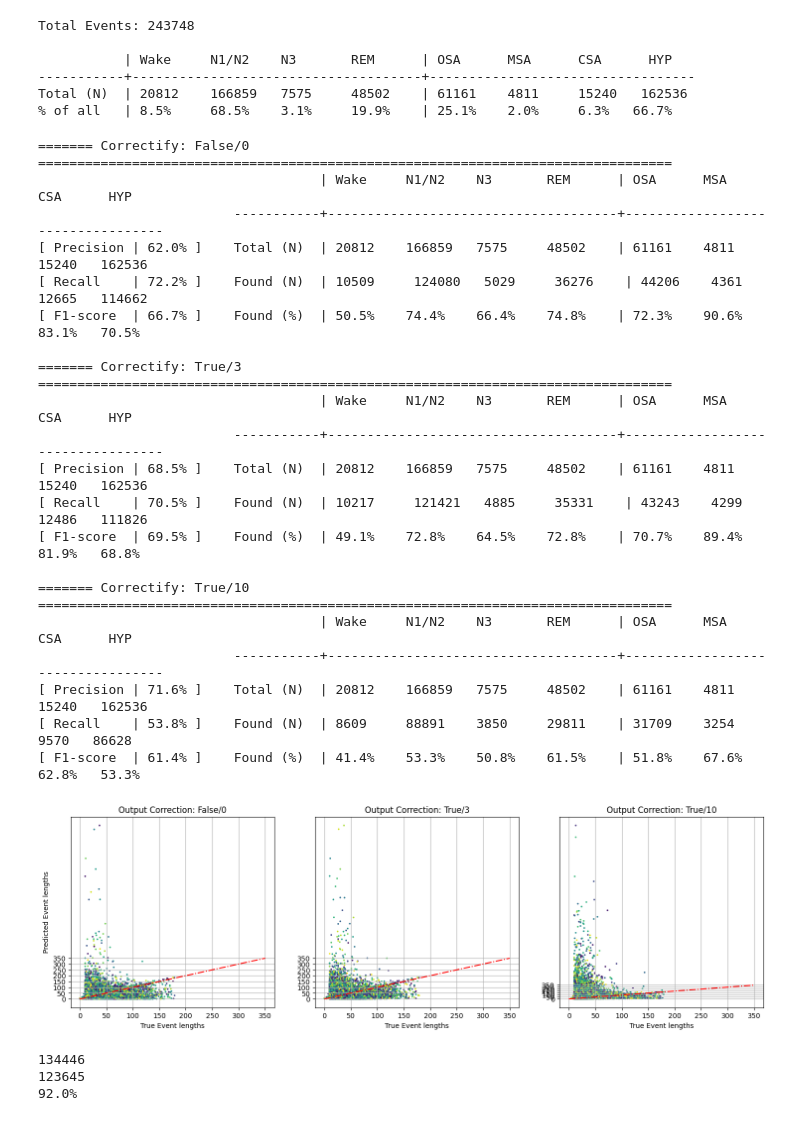
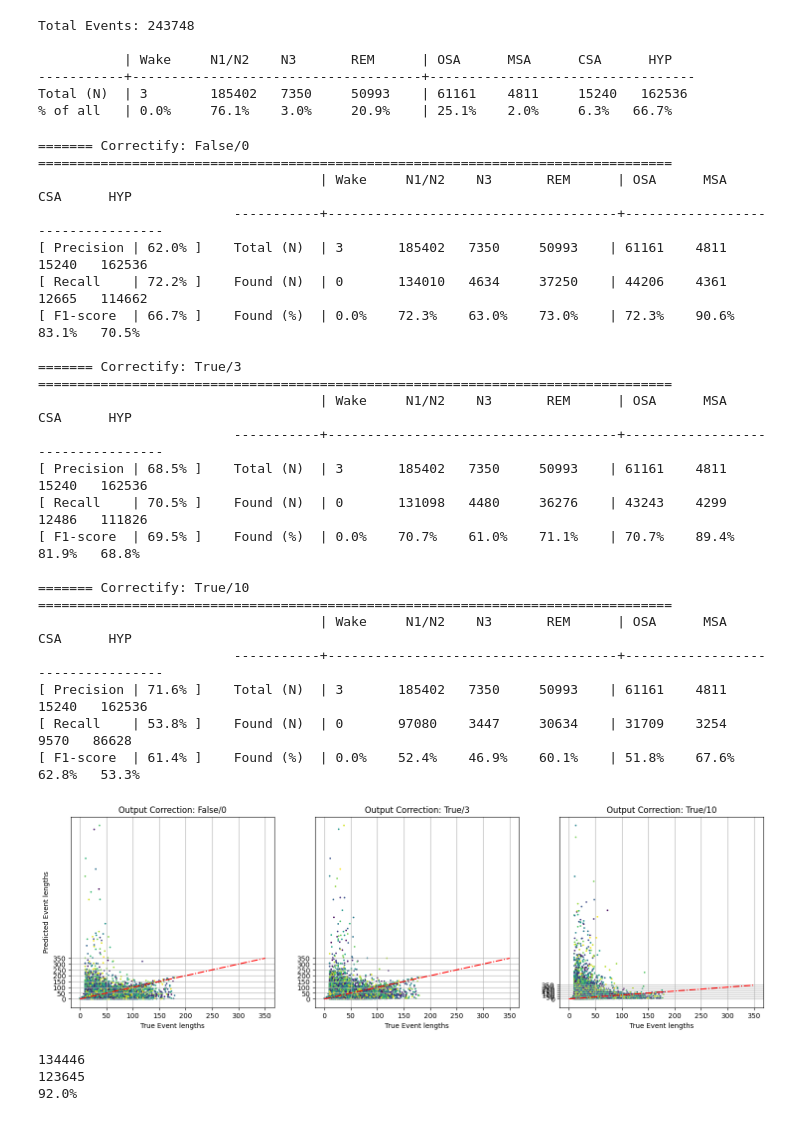
Before and after one commit to JulianBvW/Wearable-Sleep-Event-Detection, a Jupyter notebook: Notebooks/61_info_results.ipynb, the cells around one changed output. Saved outputs shown, nothing was run; the diff lists cells and outputs as text; code cells hidden in the pictures.

```diff
--- a/Notebooks/61_info_results.ipynb
+++ b/Notebooks/61_info_results.ipynb
@@ -8,0 +38,4 @@ y_pred = (y_pred > threshold)*1
+# %%
+threshold = 0.25
+y_pred, y_true, hypnogram_data, class_data = combine_fold_results('final_info', [0, 1, 2, 3], 28, drop_sep=True)
+y_pred = (y_pred > threshold)*1
@@ -8,0 +77,7 @@ y_pred = (y_pred > threshold)*1
+# %%
+hypnograms_true[hypnograms_true == 2] = 1
+# %%
+i = 60*60*940
+h = 20
+hypnogram_data[i:i+60*60*h].plot(figsize=(20, 4))
+hypnograms_true[i:i+60*60*h].plot(figsize=(20, 4))
@@ -9,5 +87,5 @@ y_pred = (y_pred > threshold)*1
 # %%
-TP, FP, FN, info_durations_true, info_durations_pred, info_sleep_stage_found, info_sleep_stage_not_found, info_event_class_found, info_event_class_not_found = metric(y_pred, y_true, hypnogram_data, class_data, correctify=False, correctify_size=0)
+TP, FP, FN, info_durations_true, info_durations_pred, info_sleep_stage_found, info_sleep_stage_not_found, info_event_class_found, info_event_class_not_found = metric(y_pred, y_true, hypnograms_true, class_data, correctify=False, correctify_size=0)
 
 total_events = info_sleep_stage_found[0]+info_sleep_stage_not_found[0]+info_sleep_stage_found[1]+info_sleep_stage_not_found[1]+info_sleep_stage_found[3]+info_sleep_stage_not_found[3]+info_sleep_stage_found[5]+info_sleep_stage_not_found[5]
 
@@ -25,7 +103,7 @@ print(f'Total Events: {total_events}')
 print()
 print('           | Wake     N1/N2    N3       REM      | OSA      MSA      CSA      HYP')
 print('-----------+-------------------------------------+----------------------------------')
-print(f'Total (N)  | {total_wake}    {total_n1_n2}   {total_n3}     {total_rem}   ', end='')
+print(f'Total (N)  | {total_wake}        {total_n1_n2}   {total_n3}     {total_rem}   ', end='')
 print(f' | {total_osa}    {total_msa}     {total_csa}   {total_hyp}')
 print(f'% of all   | {total_wake/total_events*100:.1f}%     {total_n1_n2/total_events*100:.1f}%    {total_n3/total_events*100:.1f}%     {total_rem/total_events*100:.1f}%   ', end='')
 print(f' | {total_osa/total_events*100:.1f}%    {total_msa/total_events*100:.1f}%     {total_csa/total_events*100:.1f}%   {total_hyp/total_events*100:.1f}%')
@@ -34,13 +112,13 @@ Total Events: 243748
 
            | Wake     N1/N2    N3       REM      | OSA      MSA      CSA      HYP
 -----------+-------------------------------------+----------------------------------
-Total (N)  | 20812    166859   7575     48502    | 61161    4811     15240   162536
-% of all   | 8.5%     68.5%    3.1%     19.9%    | 25.1%    2.0%     6.3%   66.7%
+Total (N)  | 3        185402   7350     50993    | 61161    4811     15240   162536
+% of all   | 0.0%     76.1%    3.0%     20.9%    | 25.1%    2.0%     6.3%   66.7%
 # %%
 _, axs = plt.subplots(1, 3, figsize=(18, 5))
 
 for i, (do_cor, cor_size) in enumerate([(False, 0), (True, 3), (True, 10)]):
-    TP, FP, FN, info_durations_true, info_durations_pred, info_sleep_stage_found, info_sleep_stage_not_found, info_event_class_found, info_event_class_not_found = metric(y_pred, y_true, hypnogram_data, class_data, correctify=do_cor, correctify_size=cor_size)
+    TP, FP, FN, info_durations_true, info_durations_pred, info_sleep_stage_found, info_sleep_stage_not_found, info_event_class_found, info_event_class_not_found = metric(y_pred, y_true, hypnograms_true, class_data, correctify=do_cor, correctify_size=cor_size)
 
     print(f'======= Correctify: {do_cor}/{cor_size} =================================================================================')
 
@@ -50,49 +128,49 @@ for i, (do_cor, cor_size) in enumerate([(False, 0), (True, 3), (True, 10)]):
     print(' '*25 + '           | Wake     N1/N2    N3       REM      | OSA      MSA      CSA      HYP')
     print(' '*25 + '-----------+-------------------------------------+----------------------------------')
     print(f'[ Precision | {precision*100:.1f}% ]', end=' '*4)
-    print(f'Total (N)  | {info_sleep_stage_found[0]+info_sleep_stage_not_found[0]}    {info_sleep_stage_found[1]+info_sleep_stage_not_found[1]}   {info_sleep_stage_found[3]+info_sleep_stage_not_found[3]}     {info_sleep_stage_found[5]+info_sleep_stage_not_found[5]}   ', end='')
+    print(f'Total (N)  | {info_sleep_stage_found[0]+info_sleep_stage_not_found[0]}       {info_sleep_stage_found[1]+info_sleep_stage_not_found[1]}   {info_sleep_stage_found[3]+info_sleep_stage_not_found[3]}     {info_sleep_stage_found[5]+info_sleep_stage_not_found[5]}   ', end='')
     print(f' | {info_event_class_found[1]+info_event_class_not_found[1]}    {info_event_class_found[2]+info_event_class_not_found[2]}     {info_event_class_found[3]+info_event_class_not_found[3]}   {info_event_class_found[4]+info_event_class_not_found[4]}')
     print(f'[ Recall    | {recall*100:.1f}% ]', end=' '*4)
-    print(f'Found (N)  | {info_sleep_stage_found[0]}     {info_sleep_stage_found[1]} {' ' if cor_size==10 else ''}  {info_sleep_stage_found[3]}     {info_sleep_stage_found[5]}   ', end='')
+    print(f'Found (N)  | {info_sleep_stage_found[0]}       {info_sleep_stage_found[1]} {' ' if cor_size==10 else ''}  {info_sleep_stage_found[3]}     {info_sleep_stage_found[5]}   ', end='')
     print(f' | {info_event_class_found[1]}    {info_event_class_found[2]}     {info_event_class_found[3]}   {info_event_class_found[4]}')
     print(f'[ F1-score  | {f1*100:.1f}% ]', end=' '*4)
     print(f'Found (%)  | {info_sleep_stage_found[0]/(info_sleep_stage_found[0]+info_sleep_stage_not_found[0])*100:.1f}%    {info_sleep_stage_found[1]/(info_sleep_stage_found[1]+info_sleep_stage_not_found[1])*100:.1f}%    {info_sleep_stage_found[3]/(info_sleep_stage_found[3]+info_sleep_stage_not_found[3])*100:.1f}%    {info_sleep_stage_found[5]/(info_sleep_stage_found[5]+info_sleep_stage_not_found[5])*100:.1f}%   ', end='')
     print(f' | {info_event_class_found[1]/(info_event_class_found[1]+info_event_class_not_found[1])*100:.1f}%    {info_event_class_found[2]/(info_event_class_found[2]+info_event_class_not_found[2])*100:.1f}%    {info_event_class_found[3]/(info_event_class_found[3]+info_event_class_not_found[3])*100:.1f}%   {info_event_class_found[4]/(info_event_class_found[4]+info_event_class_not_found[4])*100:.1f}%')
     print()
 
     axs[i].scatter(info_durations_true, info_durations_pred, s=2, c=np.random.rand(len(info_durations_true), 1))
     axs[i].plot([0, 350], [0, 350], 'r-.')
     axs[i].set_xlabel('True Event lengths')
     if i == 0:
         axs[i].set_ylabel('Predicted Event lengths')
     axs[i].set_title(f'Output Correction: {do_cor}/{cor_size}')
     axs[i].set_xticks([50*i for i in range(8)])
     axs[i].set_yticks([50*i for i in range(8)])
     axs[i].grid()
 
 plt.show()
 # %% [output]
 ======= Correctify: False/0 =================================================================================
                                     | Wake     N1/N2    N3       REM      | OSA      MSA      CSA      HYP
                          -----------+-------------------------------------+----------------------------------
-[ Precision | 62.0% ]    Total (N)  | 20812    166859   7575     48502    | 61161    4811     15240   162536
-[ Recall    | 72.2% ]    Found (N)  | 10509     124080   5029     36276    | 44206    4361     12665   114662
-[ F1-score  | 66.7% ]    Found (%)  | 50.5%    74.4%    66.4%    74.8%    | 72.3%    90.6%    83.1%   70.5%
+[ Precision | 62.0% ]    Total (N)  | 3       185402   7350     50993    | 61161    4811     15240   162536
+[ Recall    | 72.2% ]    Found (N)  | 0       134010   4634     37250    | 44206    4361     12665   114662
+[ F1-score  | 66.7% ]    Found (%)  | 0.0%    72.3%    63.0%    73.0%    | 72.3%    90.6%    83.1%   70.5%
 
 ======= Correctify: True/3 =================================================================================
                                     | Wake     N1/N2    N3       REM      | OSA      MSA      CSA      HYP
                          -----------+-------------------------------------+----------------------------------
-[ Precision | 68.5% ]    Total (N)  | 20812    166859   7575     48502    | 61161    4811     15240   162536
-[ Recall    | 70.5% ]    Found (N)  | 10217     121421   4885     35331    | 43243    4299     12486   111826
-[ F1-score  | 69.5% ]    Found (%)  | 49.1%    72.8%    64.5%    72.8%    | 70.7%    89.4%    81.9%   68.8%
+[ Precision | 68.5% ]    Total (N)  | 3       185402   7350     50993    | 61161    4811     15240   162536
+[ Recall    | 70.5% ]    Found (N)  | 0       131098   4480     36276    | 43243    4299     12486   111826
+[ F1-score  | 69.5% ]    Found (%)  | 0.0%    70.7%    61.0%    71.1%    | 70.7%    89.4%    81.9%   68.8%
 
 ======= Correctify: True/10 =================================================================================
                                     | Wake     N1/N2    N3       REM      | OSA      MSA      CSA      HYP
                          -----------+-------------------------------------+----------------------------------
-[ Precision | 71.6% ]    Total (N)  | 20812    166859   7575     48502    | 61161    4811     15240   162536
-[ Recall    | 53.8% ]    Found (N)  | 8609     88891    3850     29811    | 31709    3254     9570   86628
-[ F1-score  | 61.4% ]    Found (%)  | 41.4%    53.3%    50.8%    61.5%    | 51.8%    67.6%    62.8%   53.3%
+[ Precision | 71.6% ]    Total (N)  | 3       185402   7350     50993    | 61161    4811     15240   162536
+[ Recall    | 53.8% ]    Found (N)  | 0       97080    3447     30634    | 31709    3254     9570   86628
+[ F1-score  | 61.4% ]    Found (%)  | 0.0%    52.4%    46.9%    60.1%    | 51.8%    67.6%    62.8%   53.3%
-[figure, old version]
+[figure, new version]
 # %%
 print(len(info_durations_true))
 print(len([l for l in info_durations_true if l < 50]))
```
Also changed, not shown: parts of 12 cells of this notebook, 11 other files.
